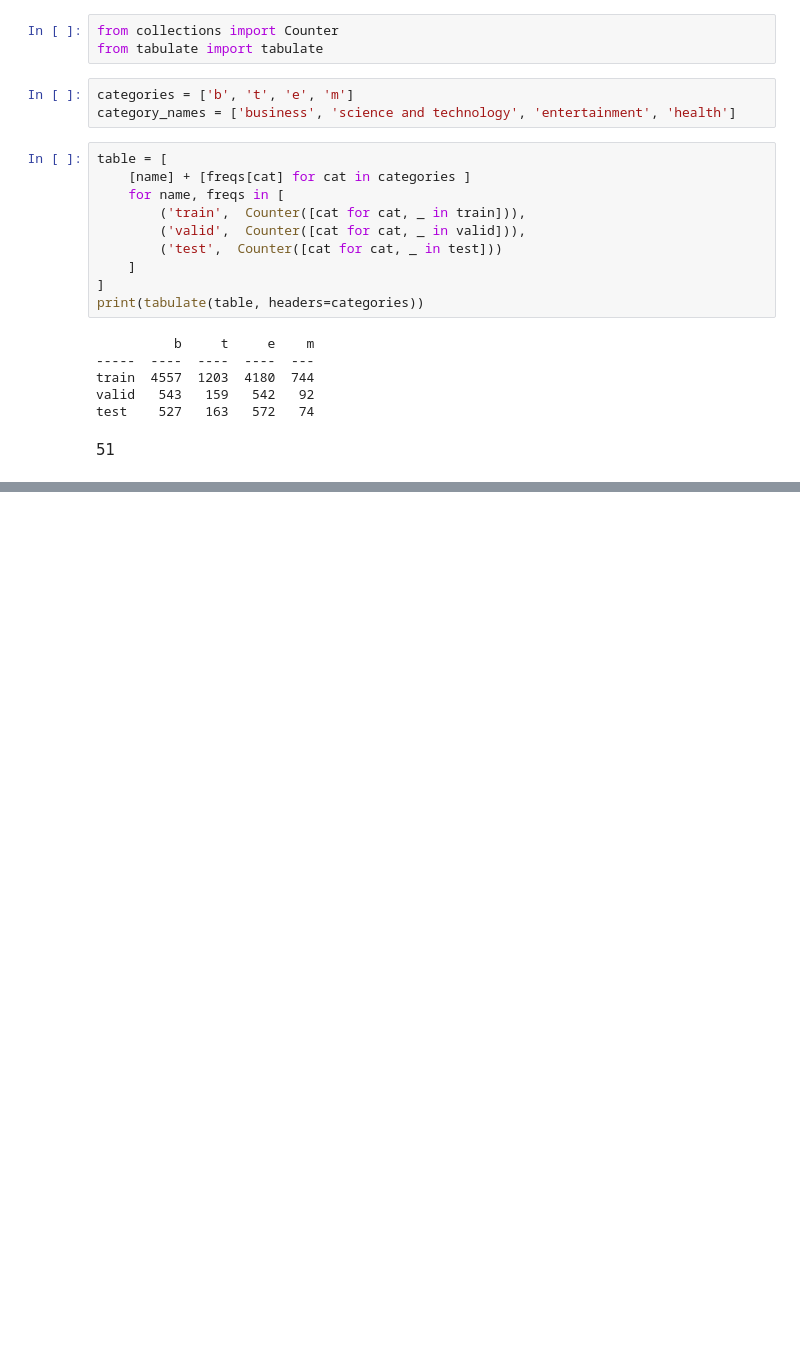
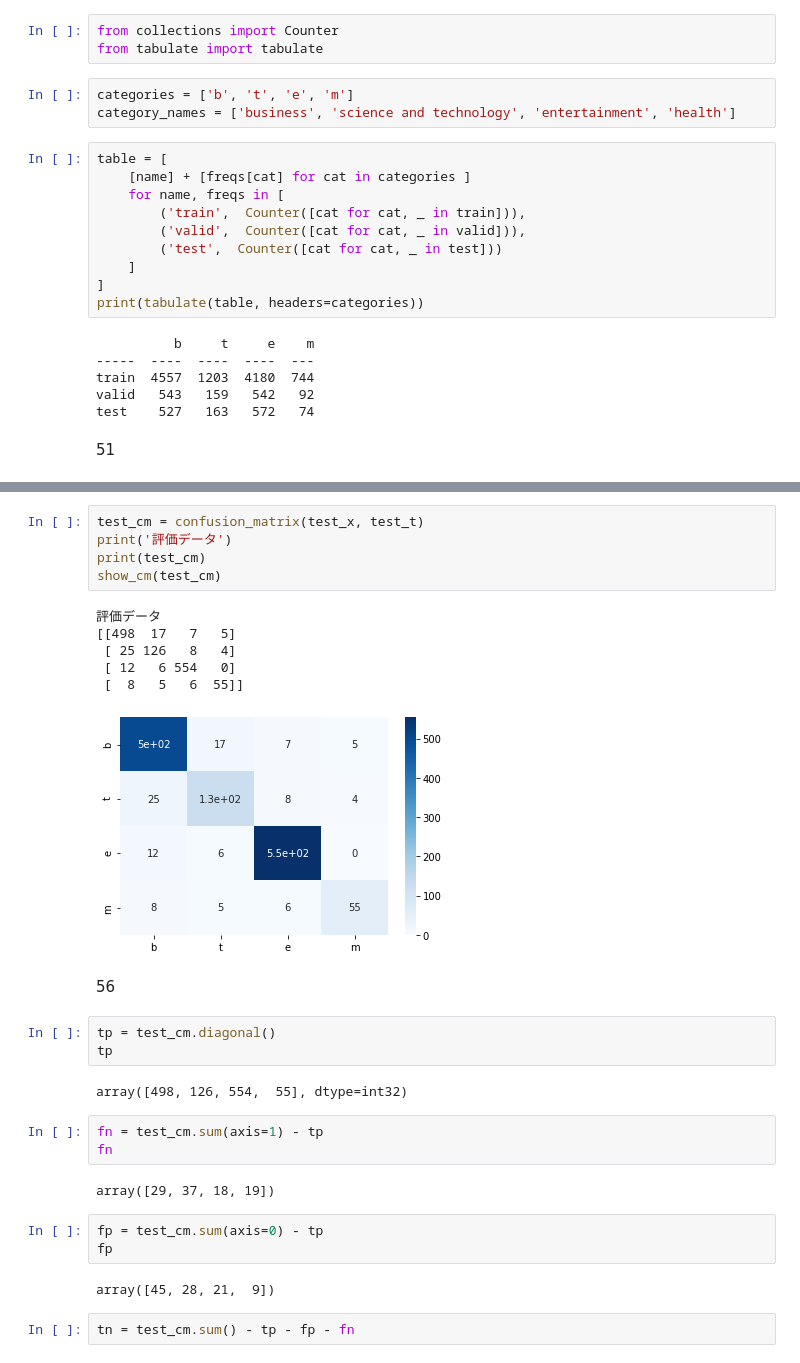
Before and after one commit to SJSY126/NLP100, a Jupyter notebook: Chapter6.ipynb, the cells around one changed output, grey strips where cells are left out. Cells and saved outputs as stored; diff of their text form; blank space fills up the shorter version.

```diff
--- a/Chapter6.ipynb
+++ b/Chapter6.ipynb
@@ -110,0 +343,31 @@ test    527   163   572   74
+# %%
+test_cm = confusion_matrix(test_x, test_t)
+print('評価データ')
+print(test_cm)
+show_cm(test_cm)
+# %% [output]
+評価データ
+[[498  17   7   5]
+ [ 25 126   8   4]
+ [ 12   6 554   0]
+ [  8   5   6  55]]
+[figure, added]
+# %% [markdown]
+56
+# %%
+tp = test_cm.diagonal()
+tp
+# %% [output]
+array([498, 126, 554,  55], dtype=int32)
+# %%
+fn = test_cm.sum(axis=1) - tp
+fn
+# %% [output]
+array([29, 37, 18, 19])
+# %%
+fp = test_cm.sum(axis=0) - tp
+fp
+# %% [output]
+array([45, 28, 21,  9])
+# %%
+tn = test_cm.sum() - tp - fp - fn
```
Also changed, not shown: parts of 50 cells of this notebook, 3 other files.
